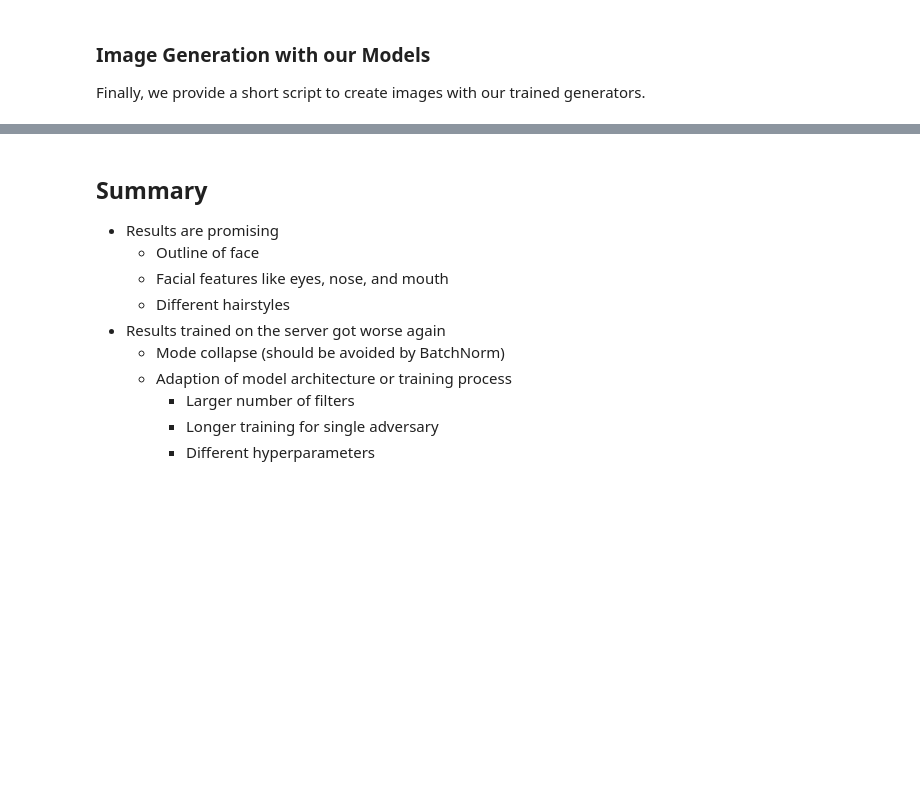
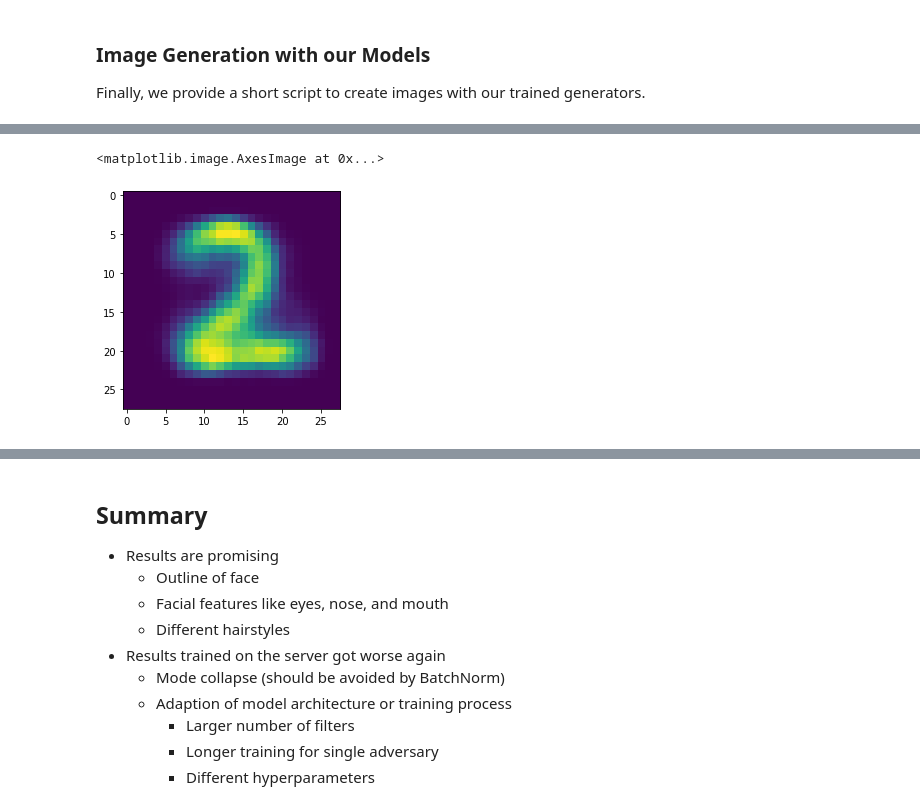
Before and after one commit to Alexx882/ImageGenerator, a Jupyter notebook: reports/presentation_herold_lercher.ipynb, the cells around one changed output, grey strips where cells are left out. Saved outputs shown, nothing was run; the diff lists cells and outputs as text; code cells hidden in the pictures; blank space fills up the shorter version.

```diff
--- a/reports/presentation_herold_lercher.ipynb
+++ b/reports/presentation_herold_lercher.ipynb
@@ -488,0 +599,19 @@ interactive(children=(Button(description='Run Interact', style=ButtonStyle()), O
+# %%
+from gan.degan_vae import VAE
+
+latent_dim = 2 # dimensionality of the latent space
+load = True    # should stored weights be loaded from the disk?
+train = False  # should the model be trained?
+export = False # should the weights be exported?
+
+vae = VAE(2, True)
+vae.compile(optimizer=keras.optimizers.Adam())
+
+reconstructed_image = vae.decoder(
+    vae.encoder(x_test[1].reshape((-1,28,28,1)))
+    ).numpy().reshape(28,28)
+
+plt.imshow(reconstructed_image)
+# %% [output]
+<matplotlib.image.AxesImage at 0x...>
+[figure, added]
```
Also changed, not shown: parts of 20 cells of this notebook, 6 other files.
